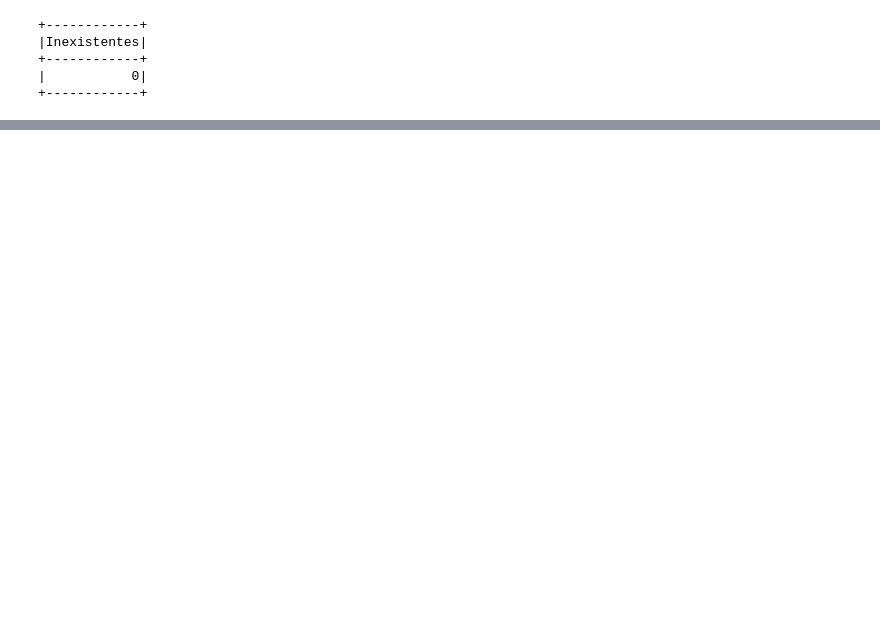
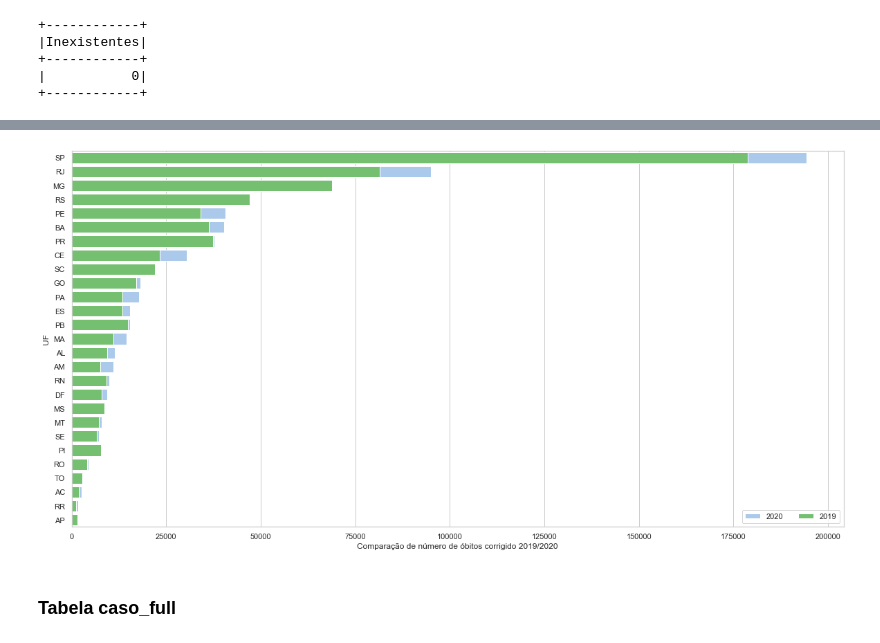
Before and after one commit to marcoguinter/aed_projeto3, a Jupyter notebook: covid19.ipynb, the cells around one changed output, grey strips where cells are left out. Cells and saved outputs as stored; diff of their text form; code cells hidden in the pictures; blank space fills up the shorter version.

```diff
--- a/covid19.ipynb
+++ b/covid19.ipynb
@@ -700,0 +896,5 @@ only showing top 20 rows
+# %%
+# Agora analisandos os óbitos registrados acumulados até 31/07/2020
+
+df_obitos = getData("SELECT state, SUM(deaths_total_2019) AS deaths_total_2019, SUM(deaths_total_2020) AS deaths_total_2020 FROM obito_cartorio WHERE date='2020-07-31' GROUP BY state ORDER BY deaths_total_2020 DESC")
+df_obitos.show(df_obitos.count())
@@ -701,3 +919,31 @@ only showing top 20 rows
+# %%
+sns.set(style="whitegrid")
+
+df_obitos = df_obitos.toPandas()
+
+f, ax = plt.subplots(figsize=(20, 10))
+
+
+sns.set_color_codes("pastel")
+sns.barplot(x="deaths_total_2020", y="state", data=df_obitos,
+            label="2020", color="b")
+
+sns.set_color_codes("muted")
+sns.barplot(x="deaths_total_2019", y="state", data=df_obitos,
+            label="2019", color="g")
+
+
+
+ax.legend(ncol=2, loc="lower right", frameon=True)
+plt.ylabel('UF')
+plt.xlabel('Comparação de número de óbitos corrigido 2019/2020')
+
+# Garbage collection
+del df_obitos
+# %% [output]
+[figure, added]
+# %% [markdown]
+### Tabela caso_full
 # %%
 # Fechamento da conexão com o banco de dados
 spark.stop()
```
Also changed, not shown: parts of 21 cells of this notebook.
